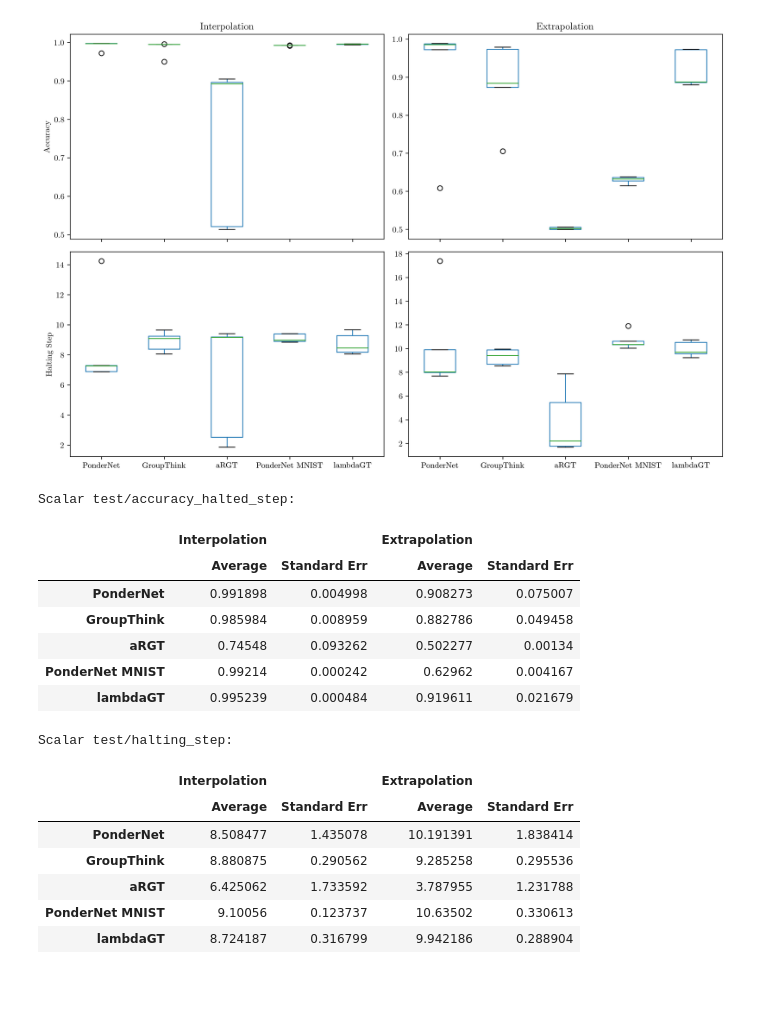
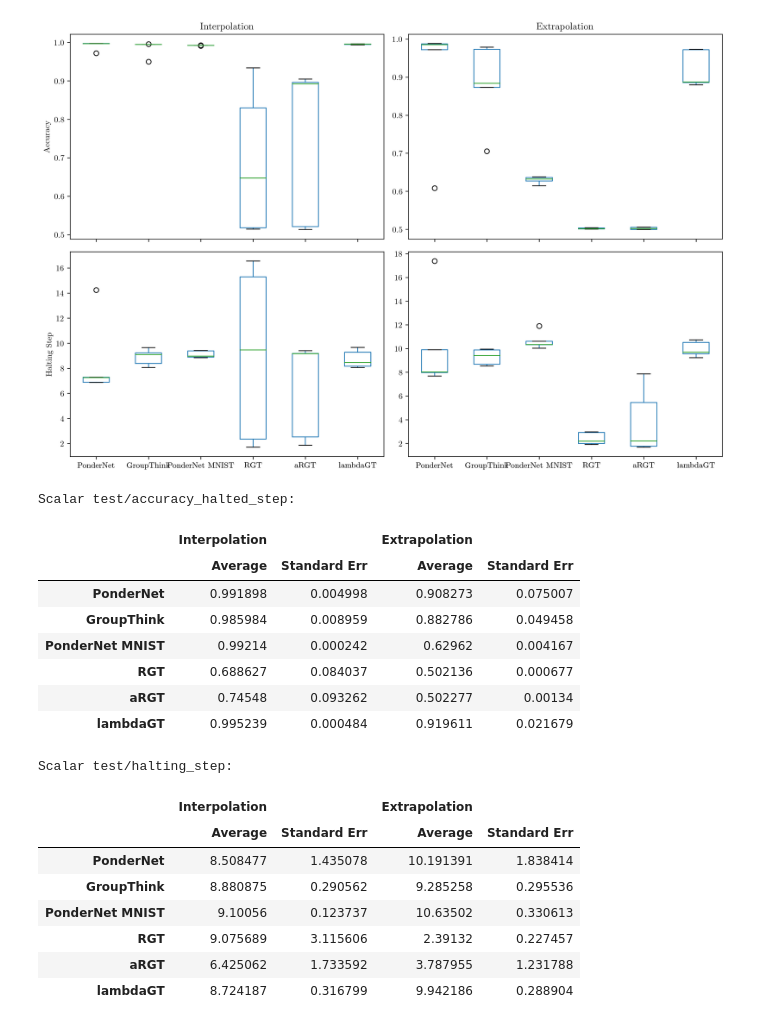
Before and after one commit to thesofakillers/ponder-bayes, a Jupyter notebook: notebooks/accuracies.ipynb, the cells around one changed output. Saved outputs shown, nothing was run; the diff lists cells and outputs as text; code cells hidden in the pictures; blank space fills up the shorter version.

Commit message:
Added RGT to figures

```diff
--- a/notebooks/accuracies.ipynb
+++ b/notebooks/accuracies.ipynb
@@ -106,31 +106,32 @@ def get_metrics(type_data, scalars, models):
 # %%
 # plotting scalars at test for comparison across models
 models = {"pondernet" : "PonderNet",
           "groupthink" : "GroupThink",
+          "pondernet_mnist" : "PonderNet MNIST",
+          "RGT" : "RGT",
           "aRGT" : "aRGT",
-          "pondernet_mnist" : "PonderNet MNIST",
           "lambdaGT" : "lambdaGT"
           }
 scalars = ['test/accuracy_halted_step', 'test/halting_step']
 to_graph = get_metrics("scalars", scalars, models)
 f, axs = plt.subplots(2, 2, dpi=300, figsize=(12, 8), sharex="col")
 for i, t in enumerate(tasks):
     for j, s in enumerate(scalars):
         for m in models.keys():
             to_graph[t][s][m].rename(columns={s: models[m]}, inplace=True)
         boxplt = pd.concat([to_graph[t][s][m] for m in models], axis=1)
         boxplt.boxplot(ax=axs[j,i], grid = False)
         if i % 2 == 0:
             if j % 2 == 0:
                 axs[j,i].set_ylabel("Accuracy")
             else:
                 axs[j,i].set_ylabel("Halting Step")
     axs[0,i].set_title(t.title())
 plt.tight_layout()
 plt.savefig("../reports/figures/models_boxplot.eps", bbox_inches='tight')
 plt.show()
 # %% [output]
-[figure, old version]
+[figure, new version]
 # %%
 # make a table of above results for report
 to_table = to_graph
@@ -150,16 +151,18 @@ Scalar test/accuracy_halted_step:
 |  | Average | Standard Err | Average | Standard Err |
 | PonderNet | 0.991898 | 0.004998 | 0.908273 | 0.075007 |
 | GroupThink | 0.985984 | 0.008959 | 0.882786 | 0.049458 |
+| PonderNet MNIST | 0.99214 | 0.000242 | 0.62962 | 0.004167 |
+| RGT | 0.688627 | 0.084037 | 0.502136 | 0.000677 |
 | aRGT | 0.74548 | 0.093262 | 0.502277 | 0.00134 |
-| PonderNet MNIST | 0.99214 | 0.000242 | 0.62962 | 0.004167 |
 | lambdaGT | 0.995239 | 0.000484 | 0.919611 | 0.021679 |
 Scalar test/halting_step:
 |  | Interpolation |  | Extrapolation |  |
 |  | Average | Standard Err | Average | Standard Err |
 | PonderNet | 8.508477 | 1.435078 | 10.191391 | 1.838414 |
 | GroupThink | 8.880875 | 0.290562 | 9.285258 | 0.295536 |
+| PonderNet MNIST | 9.10056 | 0.123737 | 10.63502 | 0.330613 |
+| RGT | 9.075689 | 3.115606 | 2.39132 | 0.227457 |
 | aRGT | 6.425062 | 1.733592 | 3.787955 | 1.231788 |
-| PonderNet MNIST | 9.10056 | 0.123737 | 10.63502 | 0.330613 |
 | lambdaGT | 8.724187 | 0.316799 | 9.942186 | 0.288904 |
 # %%
 # plotting time series of training for comparison across models
```
Also changed, not shown: parts of 4 cells of this notebook, 2 other files.
